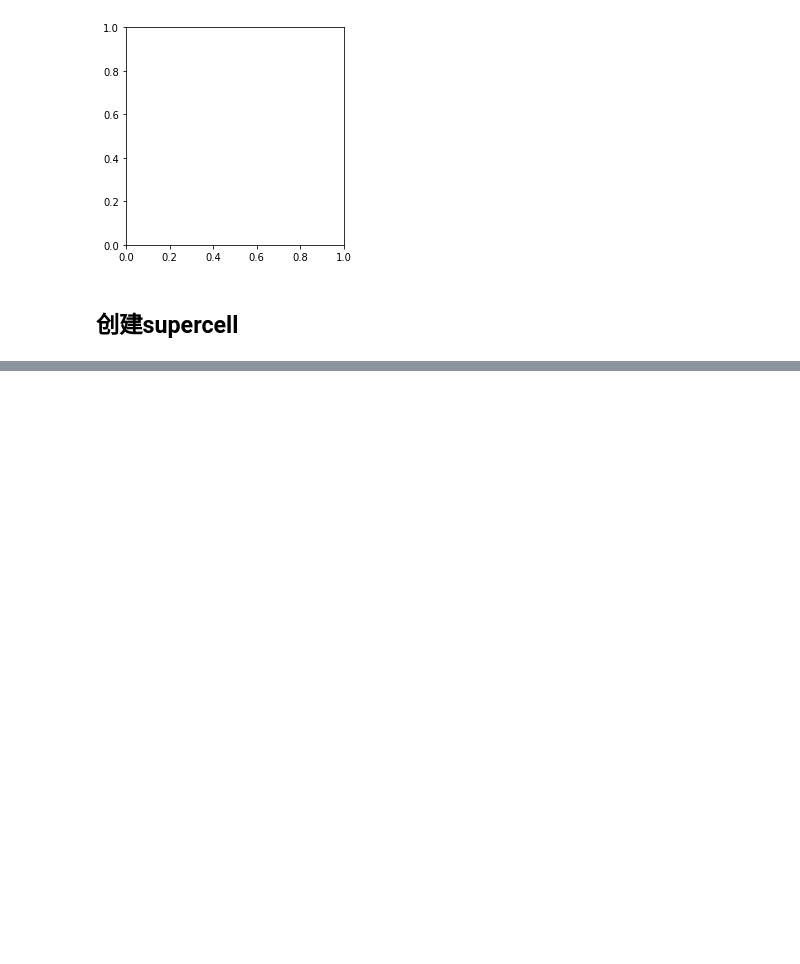
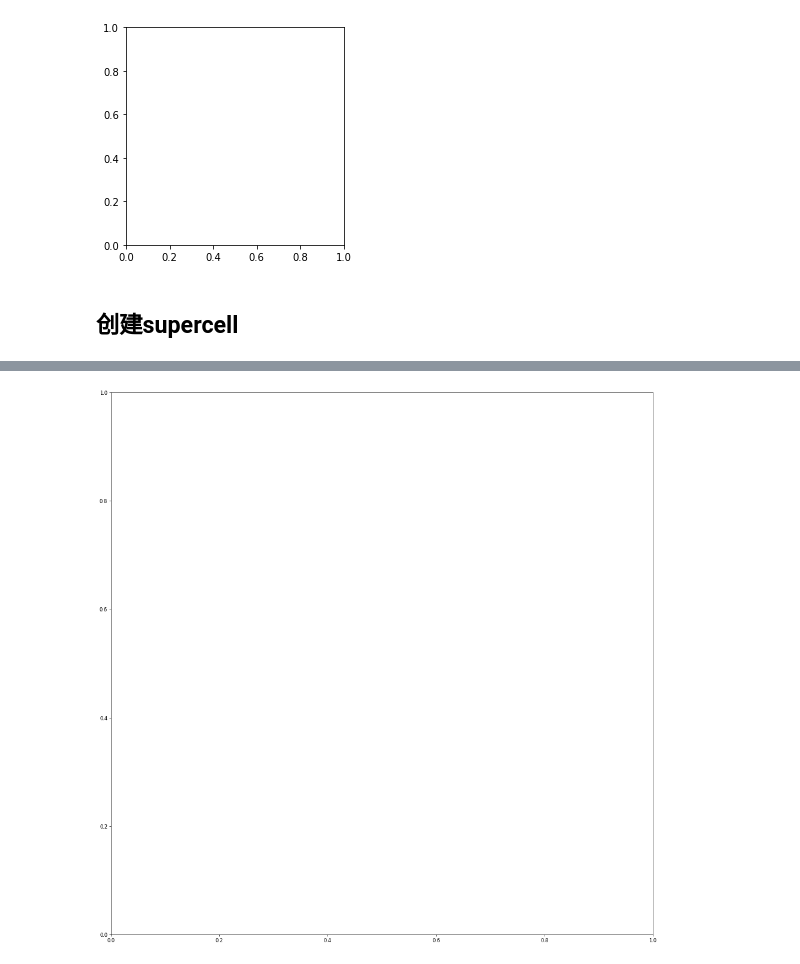
Before and after one commit to PytLab/catplot, a Jupyter notebook: examples/grid_2d_examples/supercell_with_arrows.ipynb, the cells around one changed output, grey strips where cells are left out. Cells and saved outputs as stored; diff of their text form; code cells hidden in the pictures; blank space fills up the shorter version.

```diff
--- a/examples/grid_2d_examples/supercell_with_arrows.ipynb
+++ b/examples/grid_2d_examples/supercell_with_arrows.ipynb
@@ -73,0 +78,4 @@ canvas.figure
+# %%
+canvas_big = Grid2DCanvas(figsize=(30, 20), dpi=60)
+# %% [output]
+[figure, added]
```
Also changed, not shown: parts of 6 cells of this notebook.
